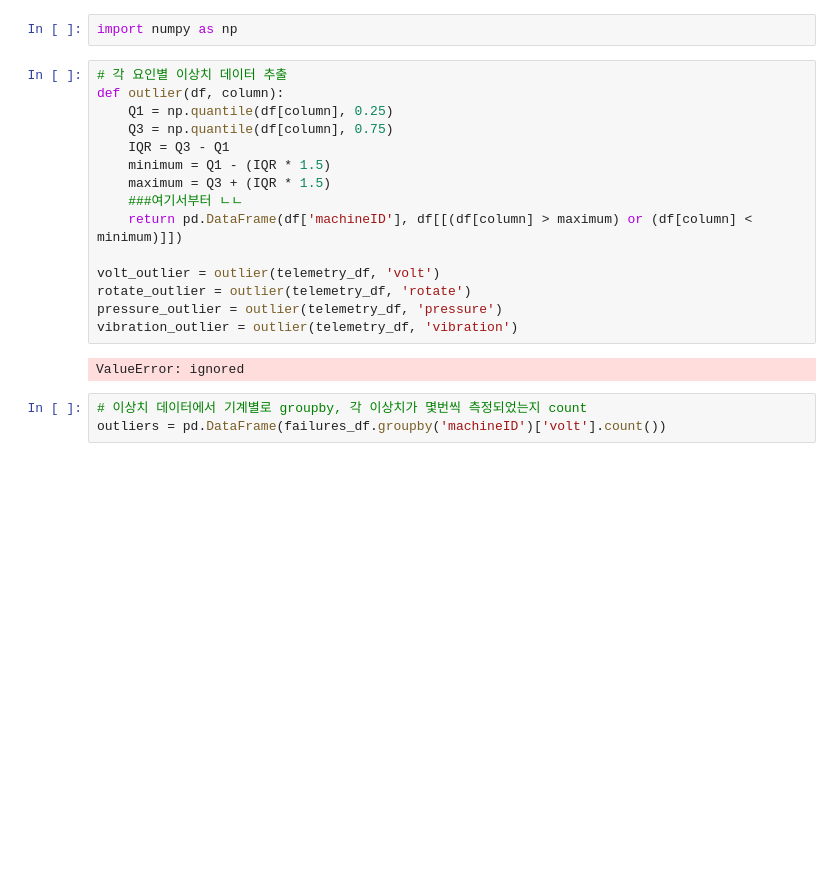
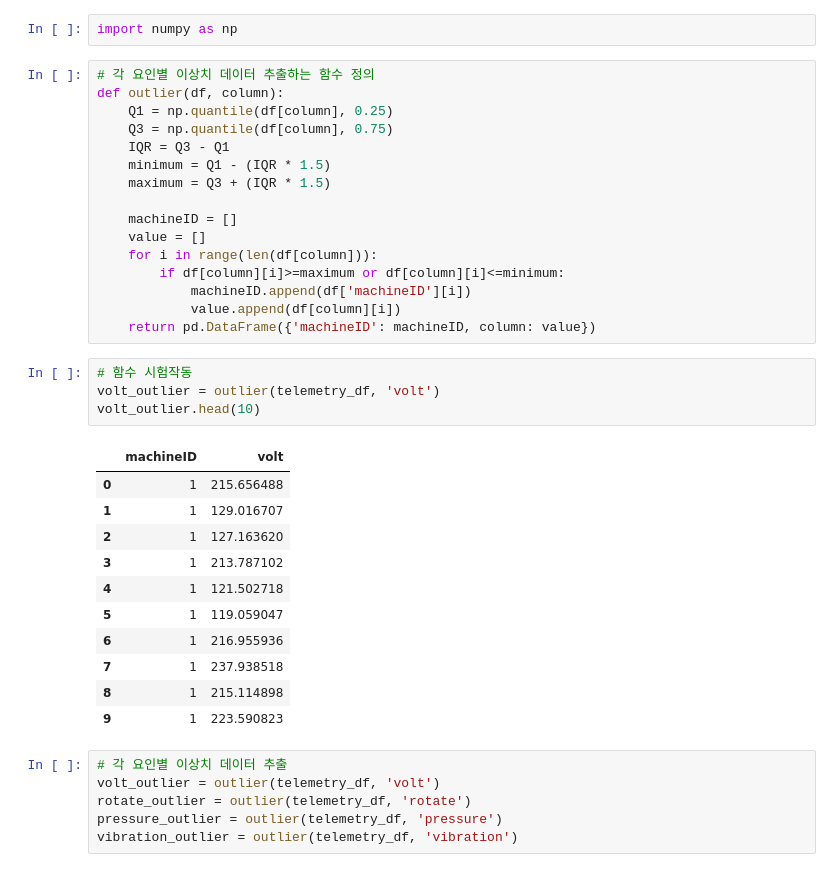
Before and after one commit to cesong2/Display-Sensor, a Jupyter notebook: 딥한_분석1,2.ipynb, the cells around one changed output. Drawn from its saved outputs; the diff is of its cells as text; blank space fills up the shorter version.

```diff
--- a/딥한_분석1,2.ipynb
+++ b/딥한_분석1,2.ipynb
@@ -87,22 +89,40 @@ plt.show()
 # %%
 import numpy as np
 # %%
-# 각 요인별 이상치 데이터 추출
+# 각 요인별 이상치 데이터 추출하는 함수 정의
 def outlier(df, column):
     Q1 = np.quantile(df[column], 0.25)
     Q3 = np.quantile(df[column], 0.75)
     IQR = Q3 - Q1
     minimum = Q1 - (IQR * 1.5)
     maximum = Q3 + (IQR * 1.5)
-    ###여기서부터 ㄴㄴ
-    return pd.DataFrame(df['machineID'], df[[(df[column] > maximum) or (df[column] < minimum)]])
 
-volt_outlier = outlier(telemetry_df, 'volt')
-rotate_outlier = outlier(telemetry_df, 'rotate')
-pressure_outlier = outlier(telemetry_df, 'pressure')
-vibration_outlier = outlier(telemetry_df, 'vibration')
+    machineID = []
+    value = []
+    for i in range(len(df[column])):
+        if df[column][i]>=maximum or df[column][i]<=minimum:
+            machineID.append(df['machineID'][i])
+            value.append(df[column][i])
+    return pd.DataFrame({'machineID': machineID, column: value})
-# %% [output]
-ValueError: ignored
-# %%
-# 이상치 데이터에서 기계별로 groupby, 각 이상치가 몇번씩 측정되었는지 count
-outliers = pd.DataFrame(failures_df.groupby('machineID')['volt'].count())
+# %%
+# 함수 시험작동
+volt_outlier = outlier(telemetry_df, 'volt')
+volt_outlier.head(10)
+# %% [output]
+|  | machineID | volt |
+| 0 | 1 | 215.656488 |
+| 1 | 1 | 129.016707 |
+| 2 | 1 | 127.163620 |
+| 3 | 1 | 213.787102 |
+| 4 | 1 | 121.502718 |
+| 5 | 1 | 119.059047 |
+| 6 | 1 | 216.955936 |
+| 7 | 1 | 237.938518 |
+| 8 | 1 | 215.114898 |
+| 9 | 1 | 223.590823 |
+# %%
+# 각 요인별 이상치 데이터 추출
+volt_outlier = outlier(telemetry_df, 'volt')
+rotate_outlier = outlier(telemetry_df, 'rotate')
+pressure_outlier = outlier(telemetry_df, 'pressure')
+vibration_outlier = outlier(telemetry_df, 'vibration')
```
Also changed, not shown: parts of 19 cells of this notebook.
